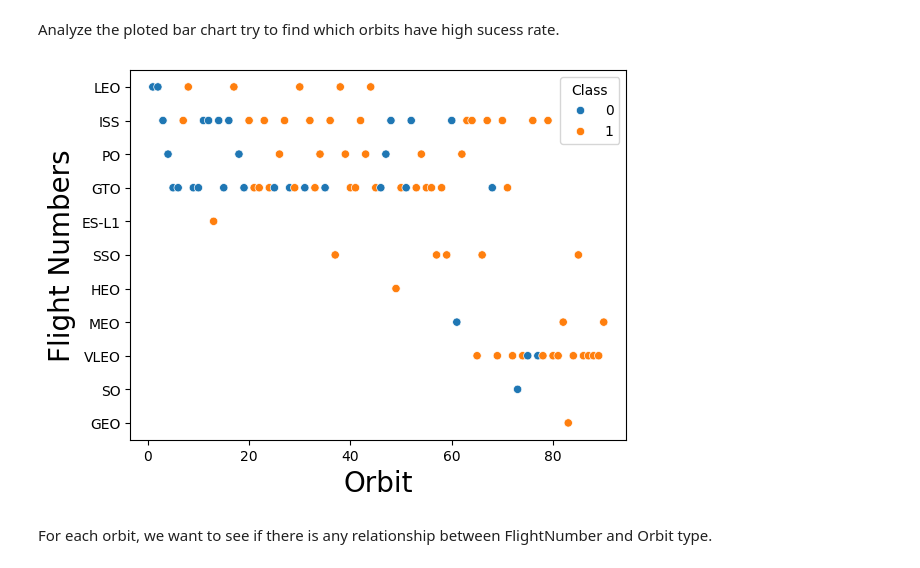
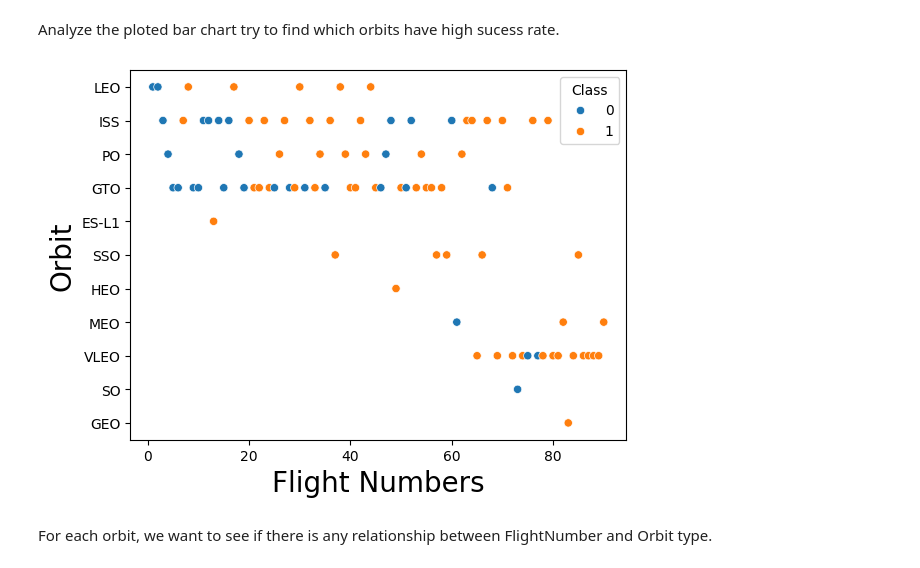
Before and after one commit to mrusciel/spacey-data-science, a Jupyter notebook: jupyter-labs-eda-dataviz.ipynb.jupyterlite.ipynb, the cells around one changed output. Saved outputs shown, nothing was run; the diff lists cells and outputs as text; code cells hidden in the pictures.

```diff
--- a/jupyter-labs-eda-dataviz.ipynb.jupyterlite.ipynb
+++ b/jupyter-labs-eda-dataviz.ipynb.jupyterlite.ipynb
@@ -144,11 +144,11 @@ Analyze the ploted bar chart try to find which orbits have high sucess rate.
 # %%
 ### TASK  4: Visualize the relationship between FlightNumber and Orbit type
 sns.scatterplot(y="Orbit", x="FlightNumber",hue="Class", data=df)
-plt.xlabel("Orbit",fontsize=20)
-plt.ylabel("Flight Numbers",fontsize=20)
+plt.ylabel("Orbit",fontsize=20)
+plt.xlabel("Flight Numbers",fontsize=20)
 plt.show()
 # %% [output]
-[figure, old version]
+[figure, new version]
 # %% [markdown]
 For each orbit, we want to see if there is any relationship between FlightNumber and Orbit type.
 # %%
```
Also changed, not shown: parts of 5 cells of this notebook.
